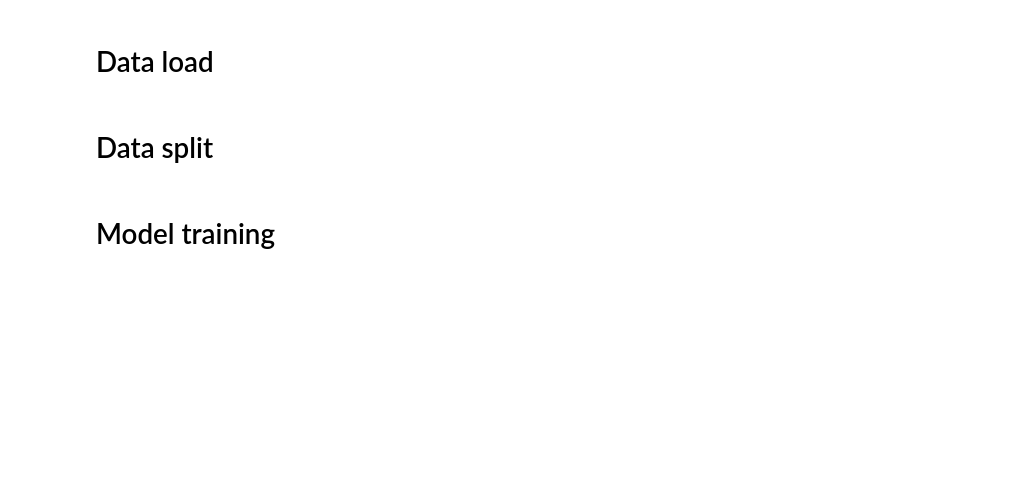
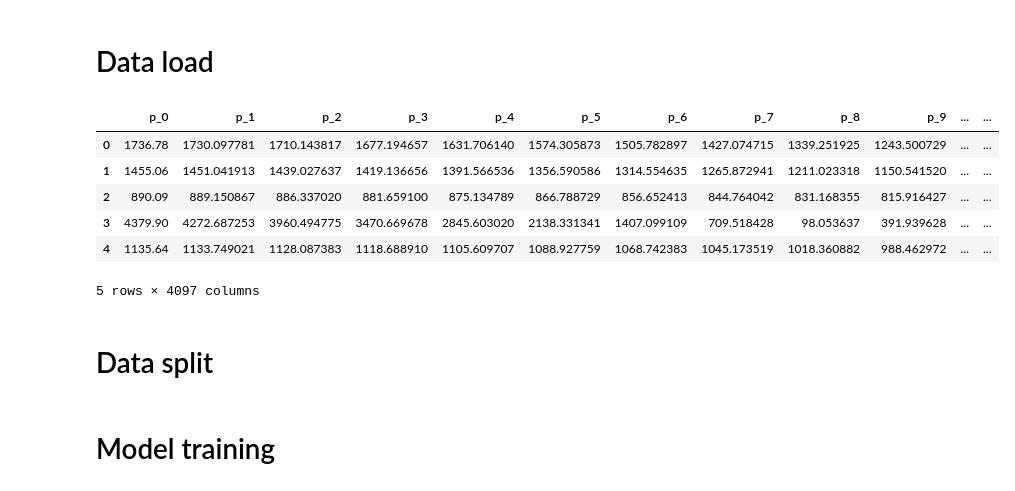
Before and after one commit to diegfernv/mk_numerical_representation, a Jupyter notebook: notebooks/2-TrainingML.ipynb, the cells around one changed output. Cells and saved outputs as stored; diff of their text form; code cells hidden in the pictures; blank space fills up the shorter version.

```diff
--- a/notebooks/2-TrainingML.ipynb
+++ b/notebooks/2-TrainingML.ipynb
@@ -65,8 +76,16 @@ class Models():
 # %% [markdown]
 # Data load
 # %%
-df = pd.read_csv('../data/human_dataset_fft.csv')
+df = pd.read_csv('../data/encoded/fft_ANDN920101.csv')
 df.head()
+# %% [output]
+|  | p_0 | p_1 | p_2 | p_3 | p_4 | p_5 | p_6 | p_7 | p_8 | p_9 | ... | ... |
+| 0 | 1736.78 | 1730.097781 | 1710.143817 | 1677.194657 | 1631.706140 | 1574.305873 | 1505.782897 | 1427.074715 | 1339.251925 | 1243.500729 | ... | ... |
+| 1 | 1455.06 | 1451.041913 | 1439.027637 | 1419.136656 | 1391.566536 | 1356.590586 | 1314.554635 | 1265.872941 | 1211.023318 | 1150.541520 | ... | ... |
+| 2 | 890.09 | 889.150867 | 886.337020 | 881.659100 | 875.134789 | 866.788729 | 856.652413 | 844.764042 | 831.168355 | 815.916427 | ... | ... |
+| 3 | 4379.90 | 4272.687253 | 3960.494775 | 3470.669678 | 2845.603020 | 2138.331341 | 1407.099109 | 709.518428 | 98.053637 | 391.939628 | ... | ... |
+| 4 | 1135.64 | 1133.749021 | 1128.087383 | 1118.688910 | 1105.609707 | 1088.927759 | 1068.742383 | 1045.173519 | 1018.360882 | 988.462972 | ... | ... |
+5 rows × 4097 columns
 # %% [markdown]
 # Data split
 # %%
```
Also changed, not shown: parts of 9 cells of this notebook, 12 other files.
